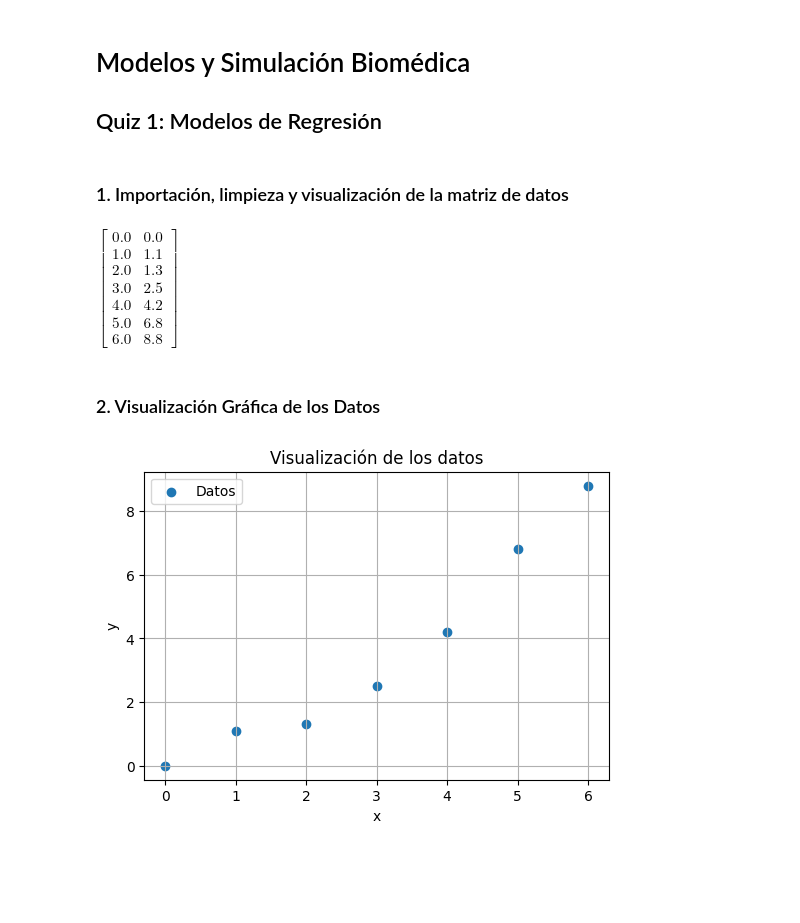
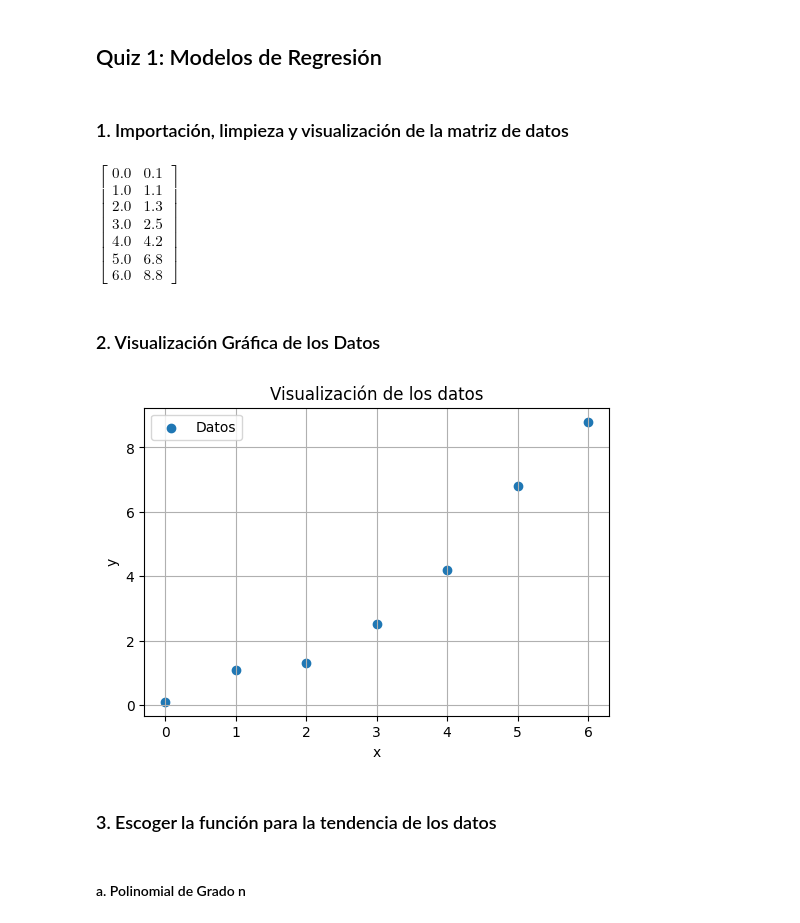
Before and after one commit to mateoavalose/ModelosySimulacionBiomedica2025-2, a Jupyter notebook: main.ipynb, the cells around one changed output. Saved outputs shown, nothing was run; the diff lists cells and outputs as text; code cells hidden in the pictures; blank space fills up the shorter version.

Commit message:
Implemented Polinomial Function

```diff
--- a/main.ipynb
+++ b/main.ipynb
@@ -1,11 +1,12 @@
 # %% [markdown]
-# Modelos y Simulación Biomédica
 ## Quiz 1: Modelos de Regresión
 # %% [markdown]
 ### 1. Importación, limpieza y visualización de la matriz de datos
 # %%
 import csv
+import numpy as np
 import sympy as sp
+import matplotlib.pyplot as plt
 
 with open('data.csv', newline='') as csvfile:
     reader = csv.reader(csvfile)
@@ -19,22 +20,24 @@ for row in csv_data[1:]:
     except ValueError:
         continue # Skip rows that cannot be converted
 
-numeric_data = sp.Matrix(numeric_data)
-numeric_data
+data = sp.Matrix(numeric_data)
+data
 # %% [output]
-$\displaystyle \left[\begin{matrix}0.0 & 0.0\\1.0 & 1.1\\2.0 & 1.3\\3.0 & 2.5\\4.0 & 4.2\\5.0 & 6.8\\6.0 & 8.8\end{matrix}\right]$
+$\displaystyle \left[\begin{matrix}0.0 & 0.1\\1.0 & 1.1\\2.0 & 1.3\\3.0 & 2.5\\4.0 & 4.2\\5.0 & 6.8\\6.0 & 8.8\end{matrix}\right]$
 # %% [markdown]
 ### 2. Visualización Gráfica de los Datos
 # %%
-import matplotlib.pyplot as plt
-
 plt.figure(figsize=(6, 4))
-plt.scatter(numeric_data[:, 0], numeric_data[:, 1], label='Datos')
+plt.scatter(data[:, 0], data[:, 1], label='Datos')
 plt.xlabel('x')
 plt.ylabel('y')
 plt.title('Visualización de los datos')
 plt.legend()
 plt.grid(True)
 plt.show()
 # %% [output]
-[figure, old version]
+[figure, new version]
+# %% [markdown]
+### 3. Escoger la función para la tendencia de los datos
+# %% [markdown]
+#### a. Polinomial de Grado n
```
Also changed, not shown: parts of 4 cells of this notebook.
